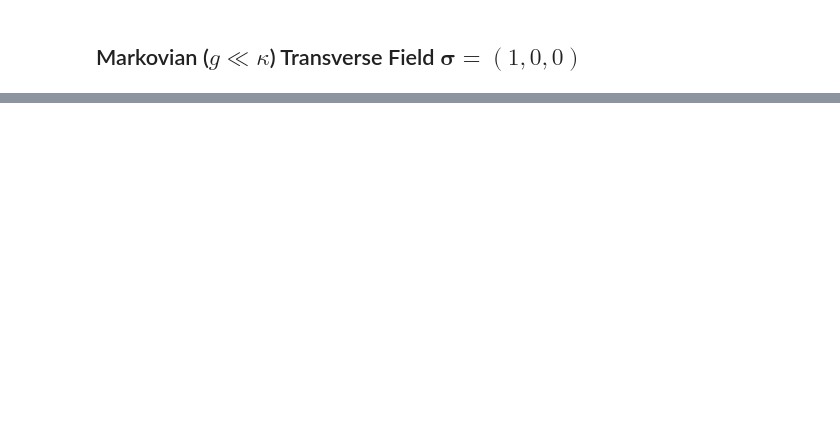
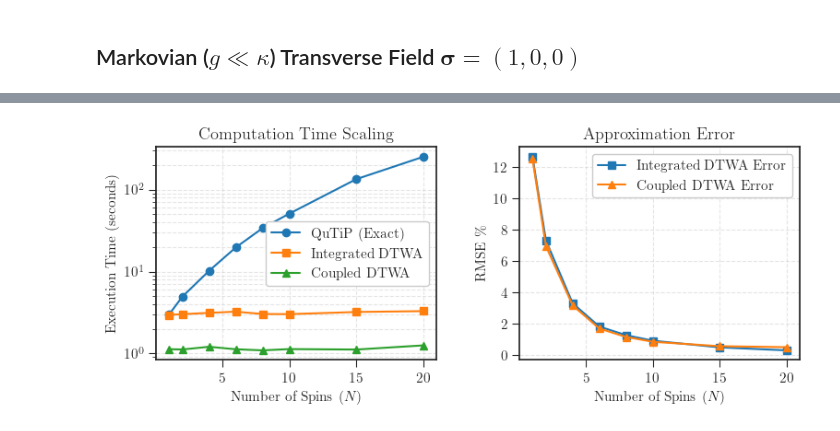
Before and after one commit to juardilag/twa_py, a Jupyter notebook: lossy_boson_test.ipynb, the cells around one changed output, grey strips where cells are left out. Saved outputs shown, nothing was run; the diff lists cells and outputs as text; code cells hidden in the pictures; blank space fills up the shorter version.

```diff
--- a/lossy_boson_test.ipynb
+++ b/lossy_boson_test.ipynb
@@ -254,0 +133,17 @@ plt.show()
+# %%
+g_ratio = 0.1       # g/omega_0
+kappa_ratio = 0.6    # kappa/omega_0
+tau_max = 100       # Dimensionless time duration (cycles/radians)
+omega_0 = 1.0
+
+B_field = jnp.array([0.0, 0.0, 1.0])
+v_init = jnp.array([1, 0, 0])
+
+n_spins_vals = jnp.array([1, 2, 4, 6, 8, 10, 15, 20])
+
+t_qutip, t_int, t_coup, err_int, err_coup, ncc_int, ncc_err  = run_1d_scaling_benchmark(
+     n_spins_list=n_spins_vals,
+     boson_truncation=30,
+     g_ratio=g_ratio, kappa_ratio=kappa_ratio, B_field_unit=B_field,
+     v_init=v_init, tau_max=tau_max, omega_0=omega_0, num_steps=1_000
+ )
@@ -255 +169,27 @@ plt.show()
+# %%
+plt.style.use(['seaborn-v0_8-white', './style.mplstyle'])
+fig, ax = plt.subplots(1,2, figsize=(9, 3))
+plt.subplots_adjust(wspace=0.3)
+
+ax[0].plot(n_spins_vals, t_qutip, marker='o', label='QuTiP (Exact)')
+ax[0].plot(n_spins_vals, t_int, marker='s', label='Integrated DTWA')
+ax[0].plot(n_spins_vals, t_coup, marker='^', label='Coupled DTWA')
+ax[0].set_yscale('log')
+ax[0].set_title('Computation Time Scaling', fontweight='bold')
+ax[0].set_xlabel('Number of Spins ($N$)')
+ax[0].set_ylabel('Execution Time (seconds)')
+ax[0].grid(True, which="both", ls="--", alpha=0.5)
+ax[0].legend()
+
+ax[1].plot(n_spins_vals, err_int*100, marker='s', label='Integrated DTWA Error')
+ax[1].plot(n_spins_vals, err_coup*100, marker='^', label='Coupled DTWA Error')
+ax[1].set_title('Approximation Error', fontweight='bold')
+ax[1].set_xlabel('Number of Spins ($N$)')
+ax[1].set_ylabel(r'RMSE $\%$')
+ax[1].grid(True, ls="--", alpha=0.5)
+ax[1].legend()
+
+plt.show()
+# %% [output]
+[figure, added]
 # %% [markdown]
```
Also changed, not shown: parts of 36 cells of this notebook.
